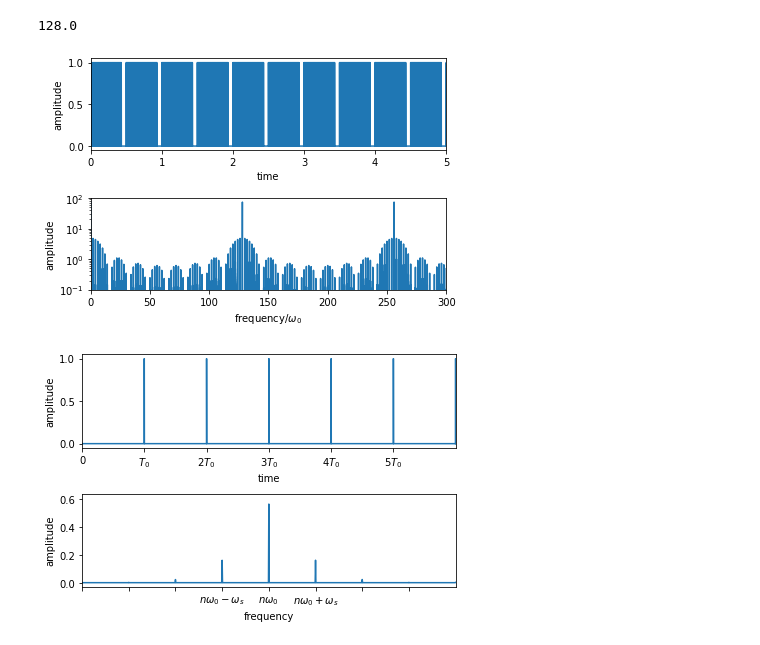
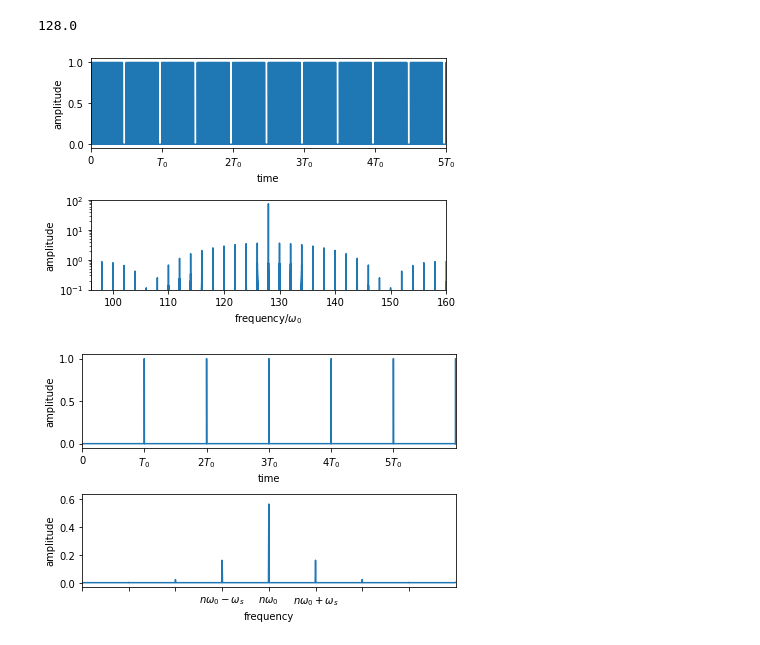
Before and after one commit to esuwaishi/IRoHa, a Jupyter notebook: Fourier.ipynb, the cells around one changed output. Drawn from its saved outputs; the diff is of its cells as text; code cells hidden in the pictures.

```diff
--- a/Fourier.ipynb
+++ b/Fourier.ipynb
@@ -241,38 +241,39 @@ dt = 1/t0
 t = np.arange(0, N*dt, dt) # time
 freq = np.linspace(0, 1.0/dt, N) # frequency step
 
 nb = 128
 y = np.zeros(N)*dt
 y[::int(t0/nb)] =1
 
 for j in range(1, int(N/t0)):
-    for i in range(j*int(t0/2) - int(8*t0/nb), j*int(t0/2), int(t0/nb)):
+    for i in range(j*int(t0/2) - int(6*t0/nb), j*int(t0/2), int(t0/nb)):
         y[i] = 0
 
 yf = fft(y)/(N/2) # 離散フーリエ変換&規格化
 
 plt.figure(2)
 plt.subplot(211)
 plt.plot(t, y)
 plt.xlim(0, 5)
-#plt.xticks(np.arange(0, 6, 1), ["0", "$T_0$", "$2T_0$", "$3T_0$", "$4T_0$", "$5T_0$"])
+plt.xticks(np.arange(0, 6, 1), ["0", "$T_0$", "$2T_0$", "$3T_0$", "$4T_0$", "$5T_0$"])
 plt.xlabel("time")
 plt.ylabel("amplitude")
 
 plt.subplot(212)
 plt.plot(freq, 5e3*np.abs(yf))
-plt.xlim(0, 300)
+plt.xlim(96, 160)
+#plt.xlim(120, 136)
 plt.ylim(0.1, 100)
 plt.xlabel("frequency$/\omega_0$")
 plt.ylabel("amplitude")
 plt.semilogy()
 #plt.xticks(np.arange(0, 6, 1), ["0", "$\omega_0$", "$2\omega_0$", "$3\omega_0$", "$4\omega_0$", "$5\omega_0$"])
 #plt.xticks(np.arange(120, 140, 1))
 plt.tight_layout()
-#plt.savefig("01")
+plt.savefig("bunch_gaps.pdf", transparent=True)
 plt.show()
 # %% [output]
-[figure, old version]
+[figure, new version]
 # %%
 import numpy as np
 from scipy.fftpack import fft
```
